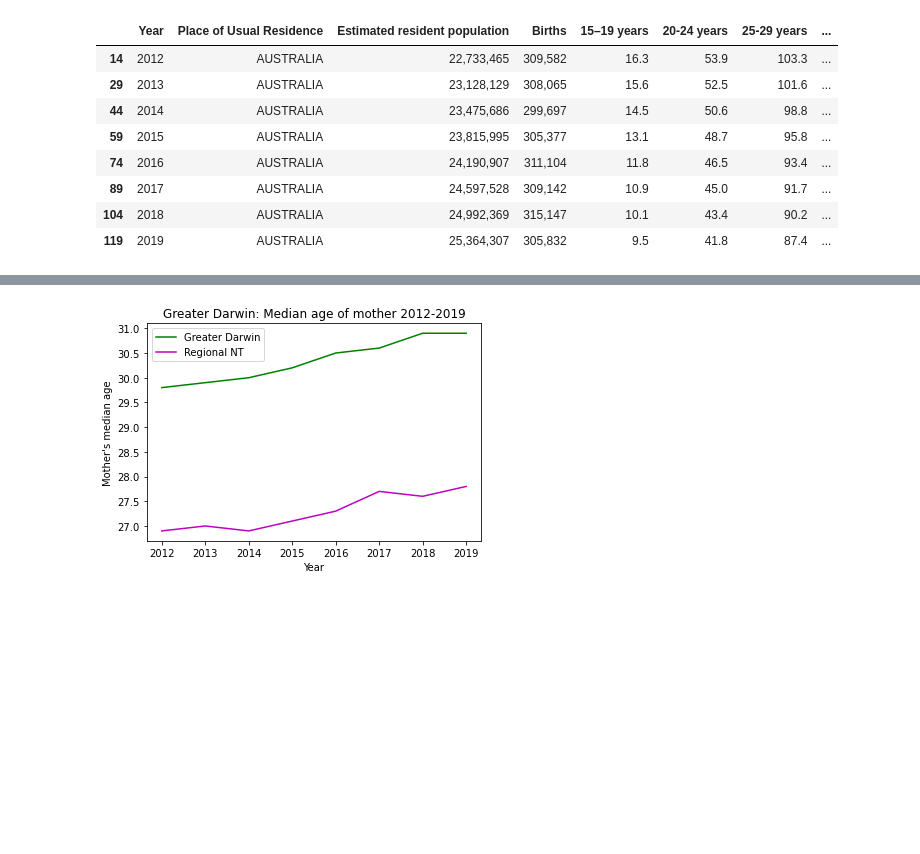
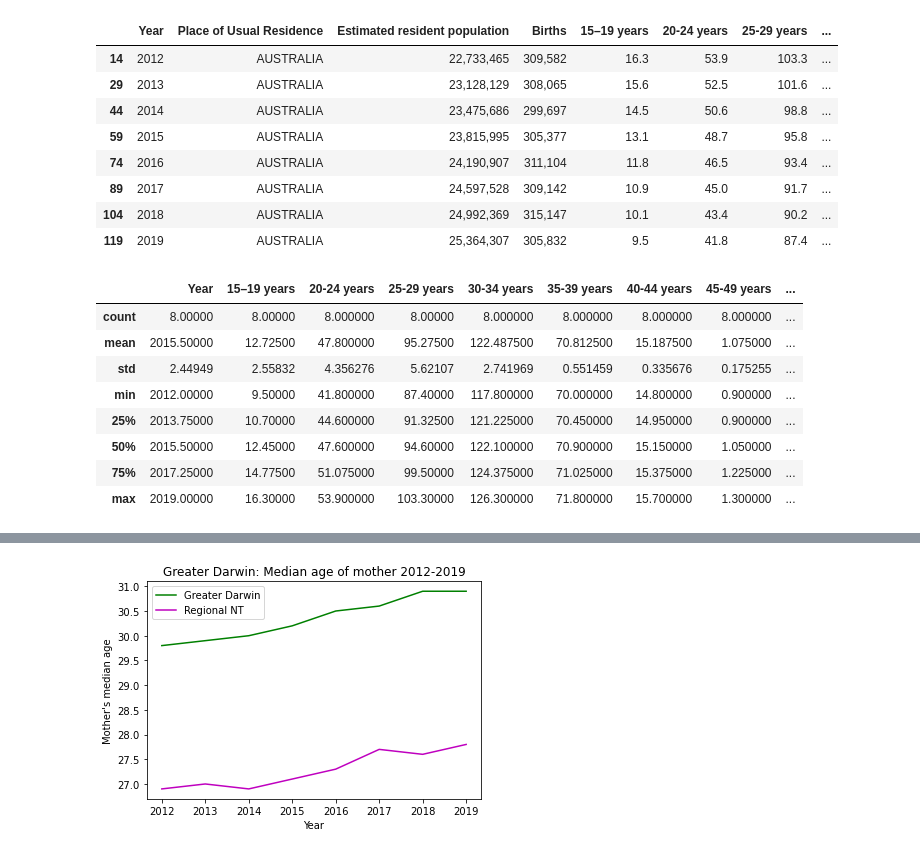
Before and after one commit to NathanJPotter/Team-Project-1, a Jupyter notebook: Project 1.ipynb, the cells around one changed output, grey strips where cells are left out. Drawn from its saved outputs; the diff is of its cells as text; code cells hidden in the pictures; blank space fills up the shorter version.

```diff
--- a/Project 1.ipynb
+++ b/Project 1.ipynb
@@ -81,3 +81,16 @@ birth_data_aus_df
 | 89 | 2017 | AUSTRALIA | 24,597,528 | 309,142 | 10.9 | 45.0 | 91.7 | ... |
 | 104 | 2018 | AUSTRALIA | 24,992,369 | 315,147 | 10.1 | 43.4 | 90.2 | ... |
 | 119 | 2019 | AUSTRALIA | 25,364,307 | 305,832 | 9.5 | 41.8 | 87.4 | ... |
+# %%
+aus_birth_stats_df = birth_data_aus_df.describe()
+aus_birth_stats_df
+# %% [output]
+|  | Year | 15–19 years | 20-24 years | 25-29 years | 30-34 years | 35-39 years | 40-44 years | 45-49 years | ... |
+| count | 8.00000 | 8.00000 | 8.000000 | 8.00000 | 8.000000 | 8.000000 | 8.000000 | 8.000000 | ... |
+| mean | 2015.50000 | 12.72500 | 47.800000 | 95.27500 | 122.487500 | 70.812500 | 15.187500 | 1.075000 | ... |
+| std | 2.44949 | 2.55832 | 4.356276 | 5.62107 | 2.741969 | 0.551459 | 0.335676 | 0.175255 | ... |
+| min | 2012.00000 | 9.50000 | 41.800000 | 87.40000 | 117.800000 | 70.000000 | 14.800000 | 0.900000 | ... |
+| 25% | 2013.75000 | 10.70000 | 44.600000 | 91.32500 | 121.225000 | 70.450000 | 14.950000 | 0.900000 | ... |
+| 50% | 2015.50000 | 12.45000 | 47.600000 | 94.60000 | 122.100000 | 70.900000 | 15.150000 | 1.050000 | ... |
+| 75% | 2017.25000 | 14.77500 | 51.075000 | 99.50000 | 124.375000 | 71.025000 | 15.375000 | 1.225000 | ... |
+| max | 2019.00000 | 16.30000 | 53.900000 | 103.30000 | 126.300000 | 71.800000 | 15.700000 | 1.300000 | ... |
```
Also changed, not shown: parts of 3 cells of this notebook.
